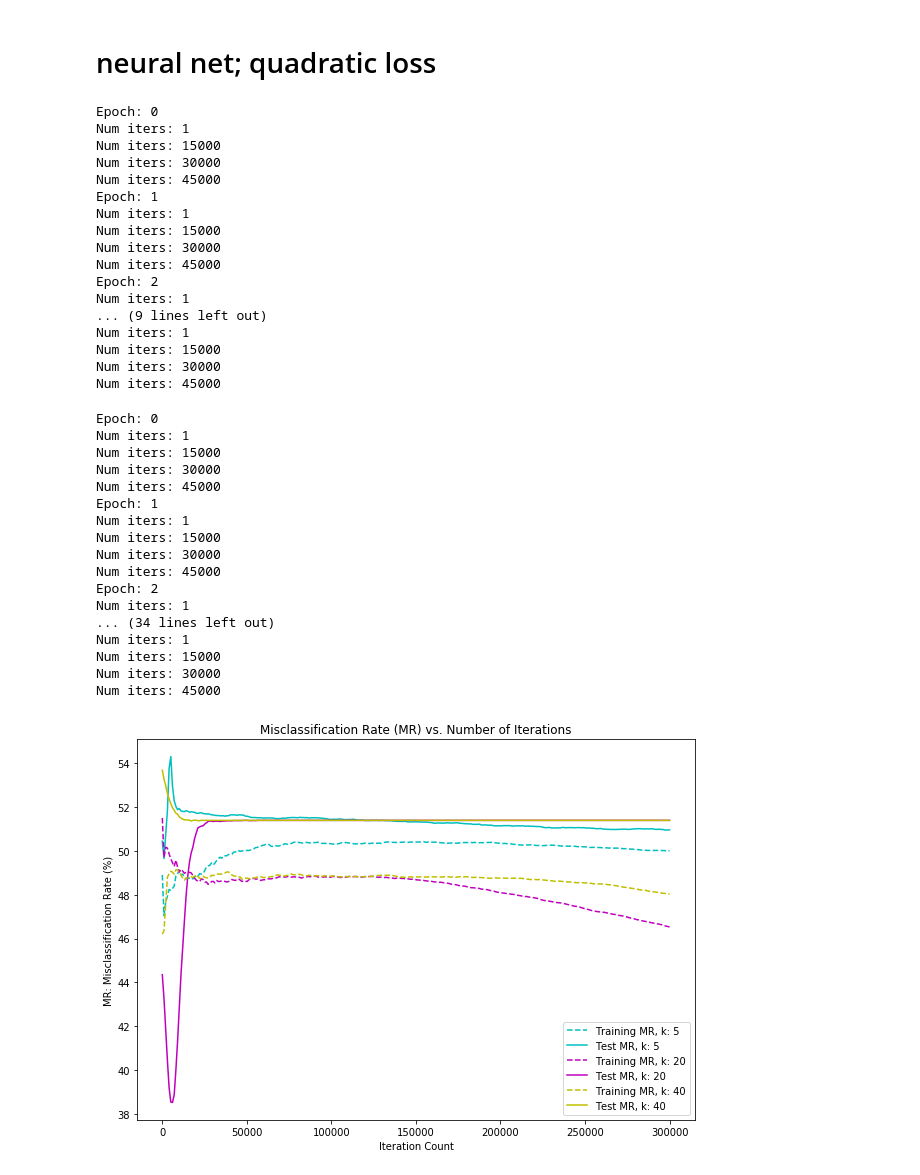
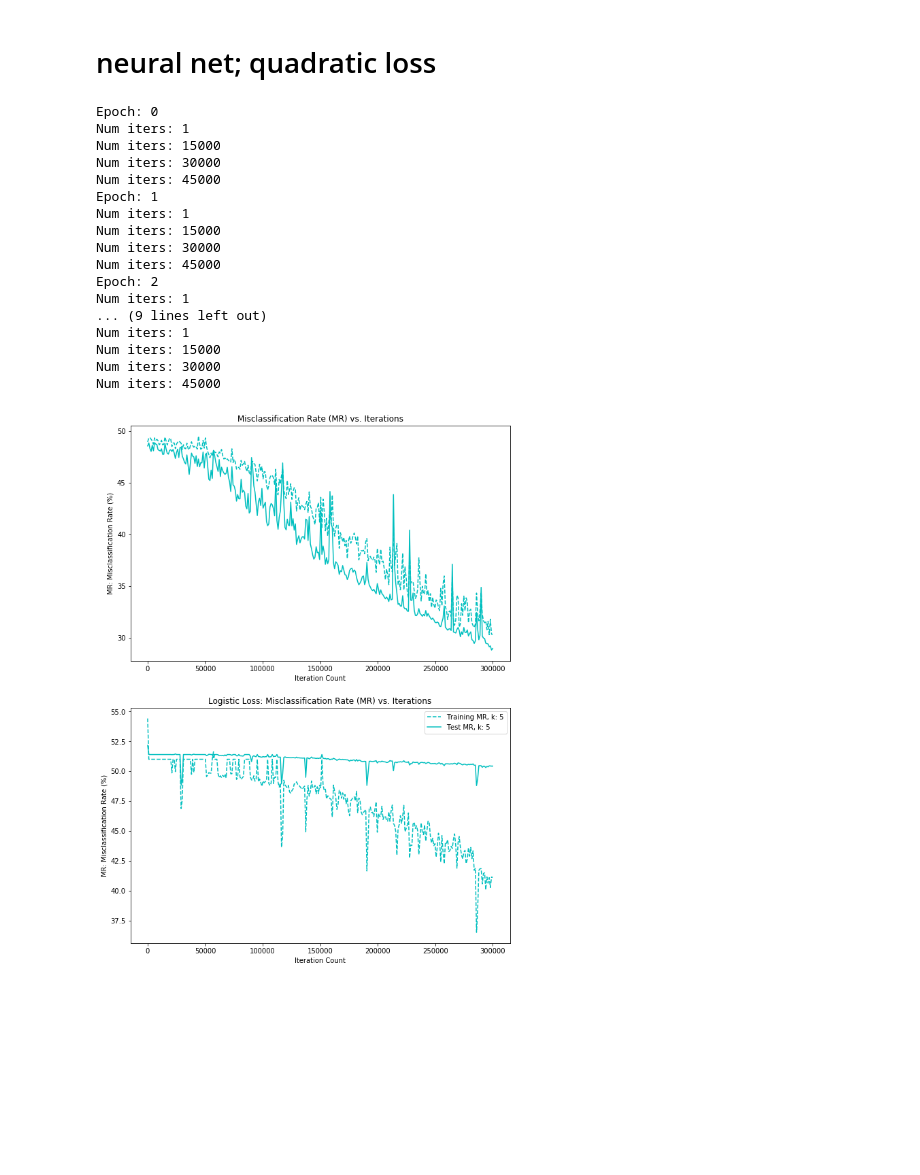
Before and after one commit to ader003/EECS260, a Jupyter notebook: hw2/Untitled.ipynb, the cells around one changed output. Cells and saved outputs as stored; diff of their text form; code cells hidden in the pictures; blank space fills up the shorter version.

Commit message:
mid-logistic loss

```diff
--- a/hw2/Untitled.ipynb
+++ b/hw2/Untitled.ipynb
@@ -98,18 +101,21 @@ print(y_test)
 def relu(x):
     return np.maximum(x,0)
 
-def QL_weights(W,V,x,y,eta): # quadratic loss
-    # update weights: W
-#     print("V: {}".format(V.shape))
-#     print("W.T: {}".format((W.T).shape))
-#     print("x.T: {}".format((x.T).shape))
-#     print("y: {}".format(y.shape))
+def predict(W,V,x,lfn):
+    if lfn == 'ql':
+        return V@(relu(W.T@x.T))
+    elif lfn == 'll':
+        return 1/(1+math.e**-(V@(relu(W.T@x.T))))
+
+def update_weights(W,V,x,y,eta,lfn):
+    # QL
     t = relu(W.T@x)
     d_relu = np.where(t > 0,1,0)
-    est_y = V@t # spits out scalar value
+    est_y = V@t
+    if lfn == 'll':
+        est_y = 1/(1+math.e**-(est_y))
     res = est_y-y
-#     print("res: {}".format(res))
-    W -= (eta*res*np.multiply(V.T,d_relu)@x.T).T # hadamard product
+    W -= (eta*res*np.multiply(V.T,d_relu)@x.T).T
     V -= (eta*res*t).T
     return W, V
 # %%
@@ -146,53 +172,50 @@ def nn_SGD(B, itrs, eta, train_x, train_y, x_test, y_test, epochs, k):
 # %%
-fig = plt.figure(figsize=(10,7))
+fig = plt.figure(figsize=(10,14))
 itrs = 60000
-eta = 10**-6
+eta = 10**-4.2
 epochs = 5
 colors = ['c','m','y']
 j = 0
-for k in [5,20,40]:
-    tr_mr, te_mr = nn_SGD(1, itrs, eta, x_train, y_train, x_test, y_test, epochs, k)
+
+for k in [5,40,200]:
+    tr_mr, te_mr, tr_mr_ll, te_mr_ll = nn_SGD(1, itrs, eta, x_train, y_train, x_test, y_test, epochs, k)
+
+    plt.subplot(2, 1, 1)
     plt.plot(np.linspace(0,300000,num=itrs*epochs/1000), tr_mr, color=colors[j], linestyle='--', label = 'Training MR, k: {}'.format(k))
     plt.plot(np.linspace(0,300000,num=itrs*epochs/1000), te_mr, color=colors[j], label='Test MR, k: {}'.format(k))
     plt.ylabel('MR: Misclassification Rate (%)')
     plt.xlabel('Iteration Count')
-    plt.title('Misclassification Rate (MR) vs. Number of Iterations')
+    plt.title('Misclassification Rate (MR) vs. Iterations')
+
+    plt.subplot(2, 1, 2)
+    plt.plot(np.linspace(0,300000,num=itrs*epochs/1000), tr_mr_ll, color=colors[j], linestyle='--', label = 'Training MR, k: {}'.format(k))
+    plt.plot(np.linspace(0,300000,num=itrs*epochs/1000), te_mr_ll, color=colors[j], label='Test MR, k: {}'.format(k))
+    plt.ylabel('MR: Misclassification Rate (%)')
+    plt.xlabel('Iteration Count')
+    plt.title('Logistic Loss: Misclassification Rate (MR) vs. Iterations')
+
     j += 1
+    break
+
 plt.legend()
+plt.savefig('TEMP')
 plt.show()
 # %% [output]
 Epoch: 0
 Num iters: 1
 Num iters: 15000
 Num iters: 30000
 Num iters: 45000
 Epoch: 1
 Num iters: 1
 Num iters: 15000
 Num iters: 30000
 Num iters: 45000
 Epoch: 2
 Num iters: 1
 ... (9 lines left out)
 Num iters: 1
 Num iters: 15000
 Num iters: 30000
 Num iters: 45000
-Epoch: 0
-Num iters: 1
-Num iters: 15000
-Num iters: 30000
-Num iters: 45000
-Epoch: 1
-Num iters: 1
-Num iters: 15000
-Num iters: 30000
-Num iters: 45000
-Epoch: 2
-Num iters: 1
-... (34 lines left out)
-Num iters: 1
-Num iters: 15000
-Num iters: 30000
-Num iters: 45000
-[figure, old version]
+[figure, new version]
```
Also changed, not shown: parts of 8 cells of this notebook, 5 other files.
